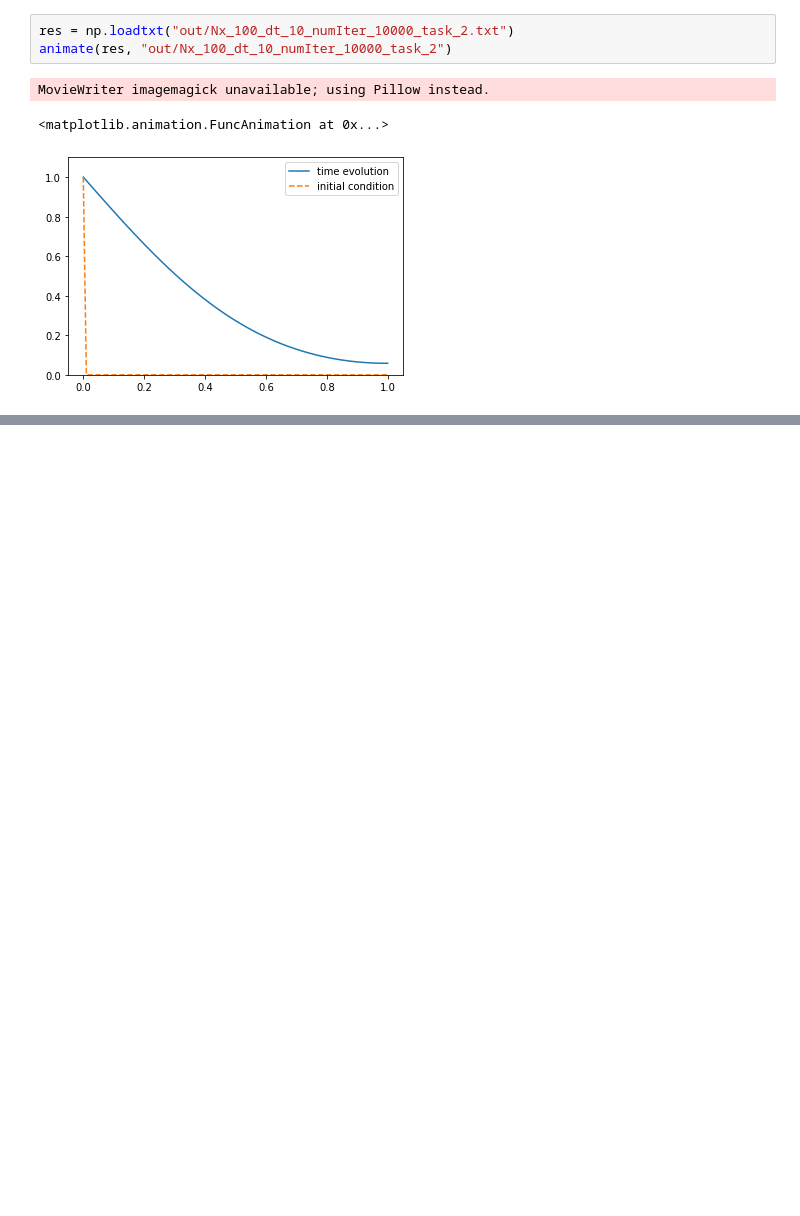
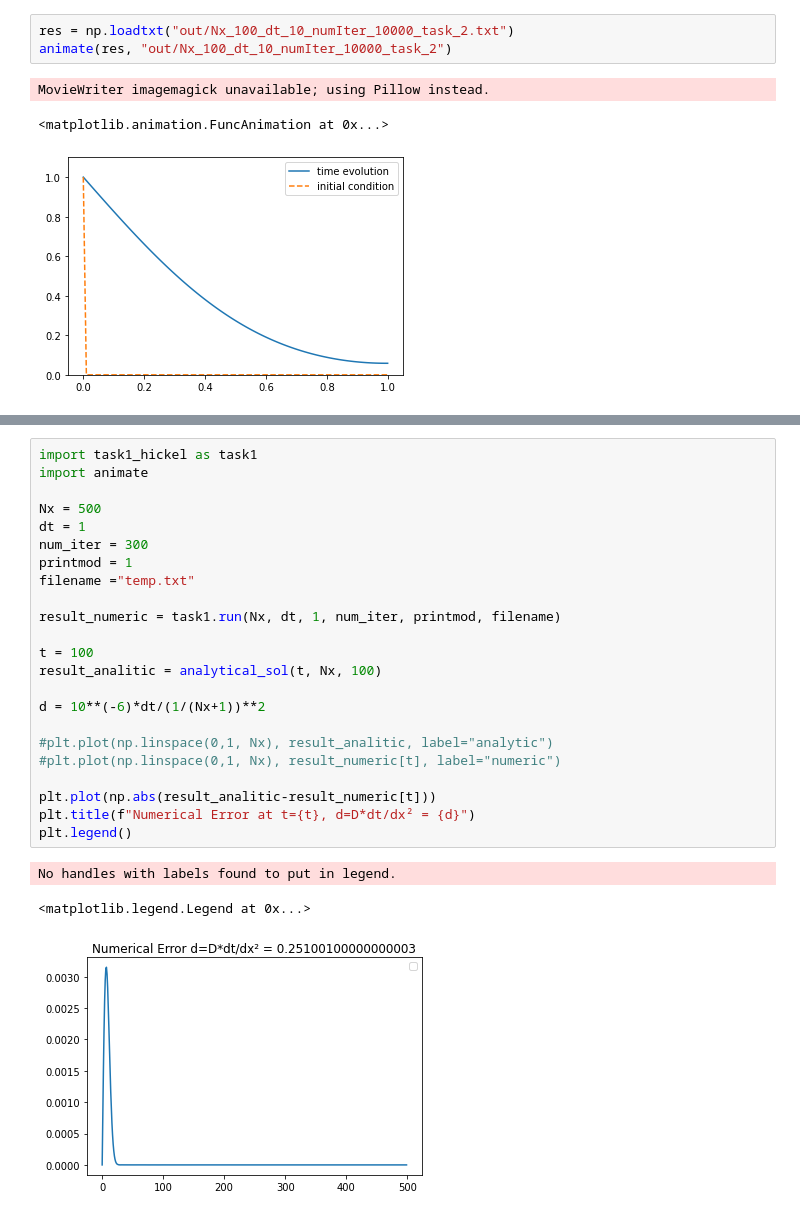
Before and after one commit to hitimr/NSSC2, a Jupyter notebook: Ex3/1.1_hiti.ipynb, the cells around one changed output, grey strips where cells are left out. Saved outputs shown, nothing was run; the diff lists cells and outputs as text; blank space fills up the shorter version.

Commit message:
added stuff for hickel

```diff
--- a/Ex3/1.1_hiti.ipynb
+++ b/Ex3/1.1_hiti.ipynb
@@ -200,0 +194,27 @@ array([                  0,                   0, 4607182418800017408,
+# %%
+import task1_hickel as task1
+import animate
+
+Nx = 500
+dt = 1
+num_iter = 300
+printmod = 1
+filename ="temp.txt"
+
+result_numeric = task1.run(Nx, dt, 1, num_iter, printmod, filename)
+
+t = 100
+result_analitic = analytical_sol(t, Nx, 100)
+
+d = 10**(-6)*dt/(1/(Nx+1))**2
+
+#plt.plot(np.linspace(0,1, Nx), result_analitic, label="analytic")
+#plt.plot(np.linspace(0,1, Nx), result_numeric[t], label="numeric")
+
+plt.plot(np.abs(result_analitic-result_numeric[t]))
+plt.title(f"Numerical Error at t={t}, d=D*dt/dx² = {d}")
+plt.legend()
+# %% [output]
+No handles with labels found to put in legend.
+<matplotlib.legend.Legend at 0x...>
+[figure, added]
```
Also changed, not shown: parts of 3 cells of this notebook, 3 other files.
